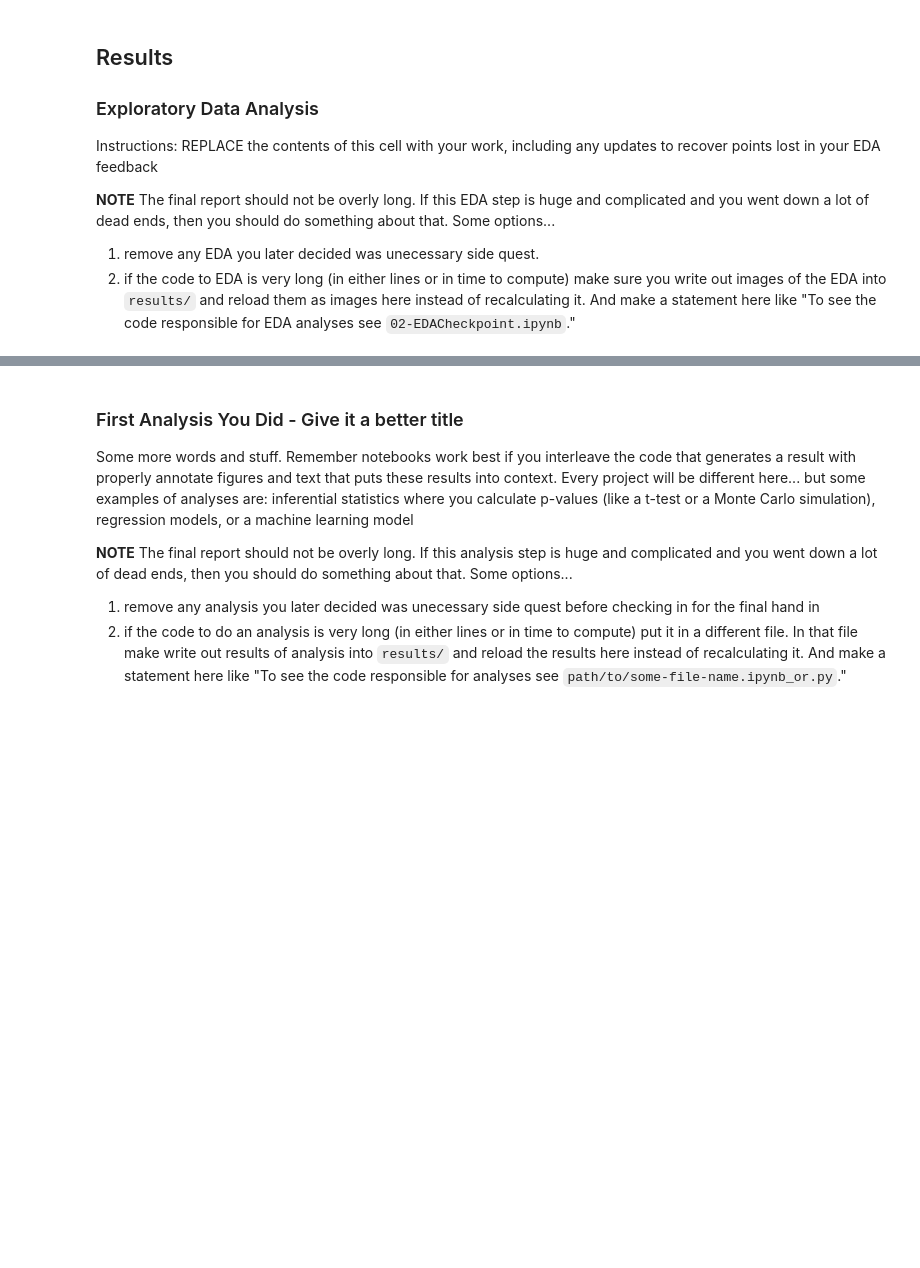
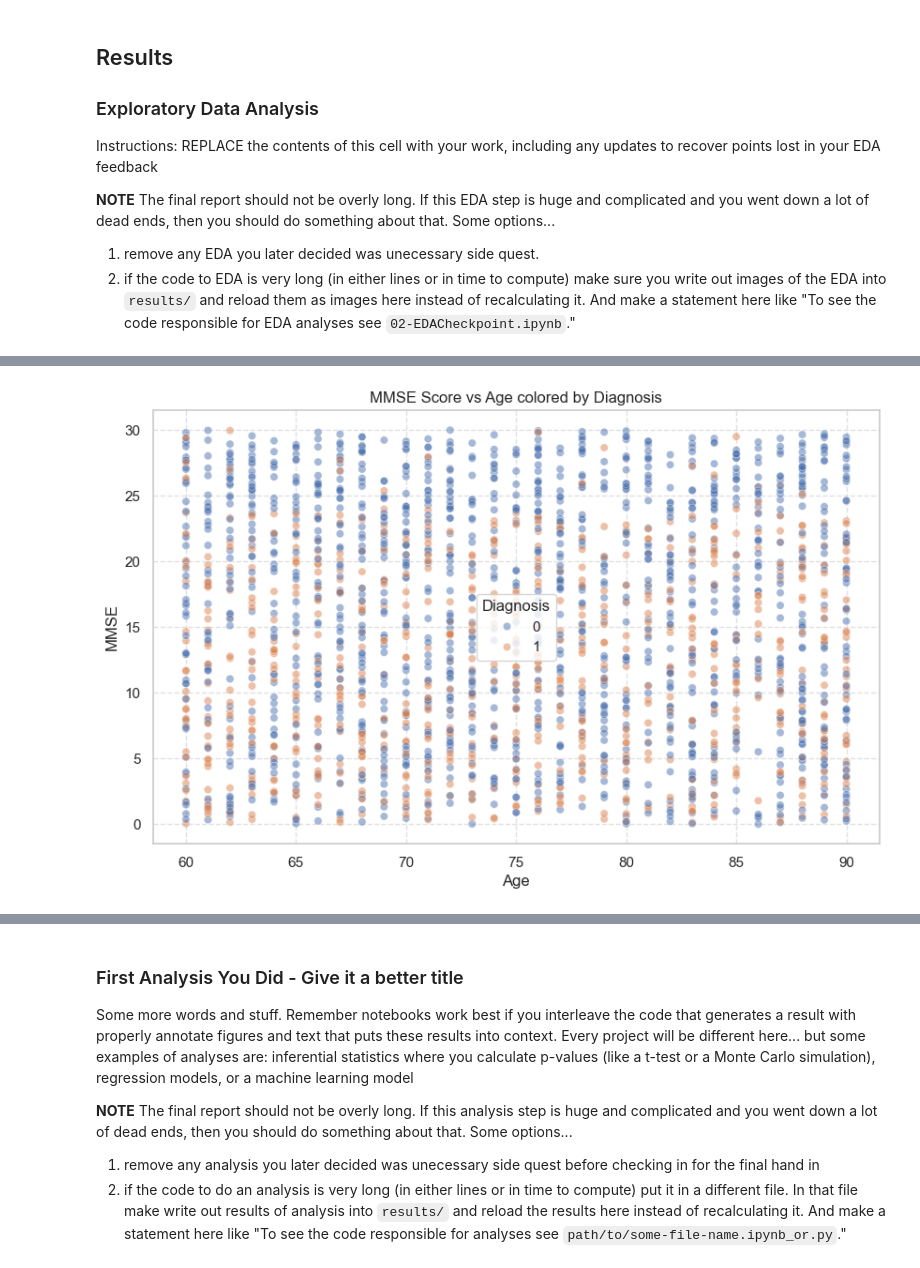
Before and after one commit to COGS108/Group056_WI26, a Jupyter notebook: 03-FinalProject.ipynb, the cells around one changed output, grey strips where cells are left out. Saved outputs shown, nothing was run; the diff lists cells and outputs as text; code cells hidden in the pictures; blank space fills up the shorter version.

```diff
--- a/03-FinalProject.ipynb
+++ b/03-FinalProject.ipynb
@@ -139,0 +279,10 @@ Instructions: REPLACE the contents of this cell with your work, including any up
+# %%
+##Age vs MMSE scatterplot
+
+plt.figure(figsize=(10, 6))
+sns.scatterplot(data=df, x='Age', y='MMSE', hue='Diagnosis', alpha=0.5)
+plt.title('MMSE Score vs Age colored by Diagnosis')
+plt.grid(True, linestyle='--', alpha=0.6)
+plt.show()
+# %% [output]
+[figure, added]
```
Also changed, not shown: parts of 16 cells of this notebook.
